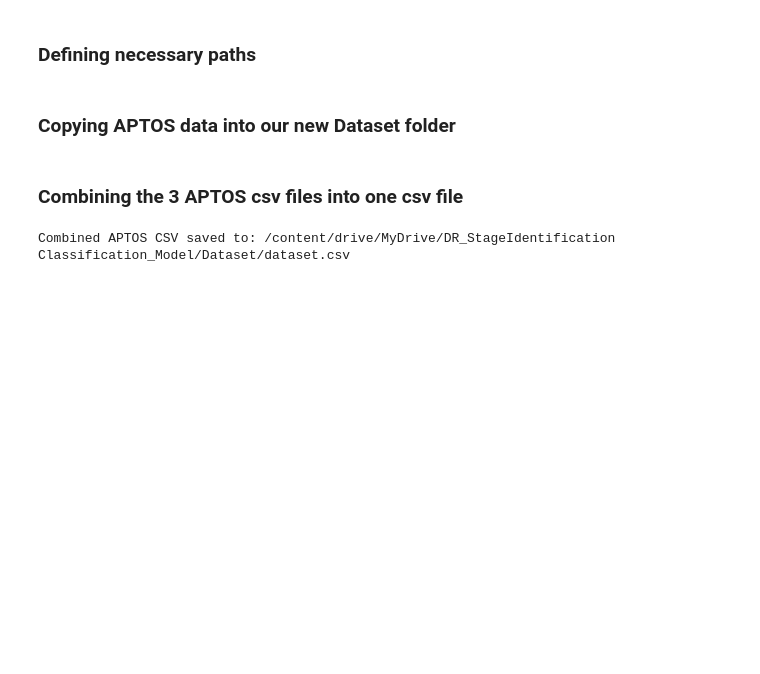
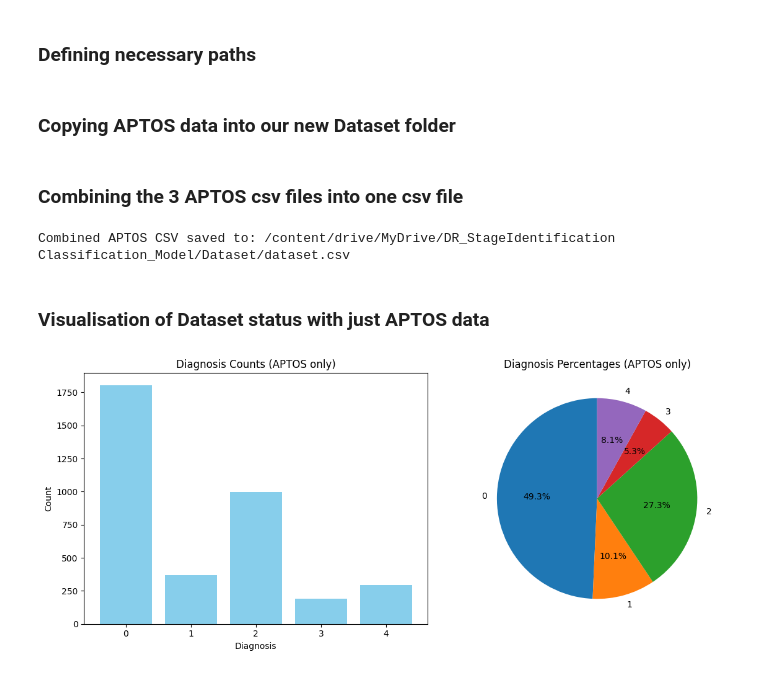
Before and after one commit to Romal27/DSGP-24-Retina94, a Jupyter notebook: DatasetPreparation.ipynb, the cells around one changed output. Saved outputs shown, nothing was run; the diff lists cells and outputs as text; code cells hidden in the pictures; blank space fills up the shorter version.

Commit message:
Visualisation of Dataset status with only APTOS data

```diff
--- a/DatasetPreparation.ipynb
+++ b/DatasetPreparation.ipynb
@@ -13,10 +14,14 @@ Mounted at /content/drive
 # %% [markdown]
 ### Defining necessary paths
 # %%
-# Target "Dataset" folder to create
-dataset_folder = '/content/drive/MyDrive/DR_StageIdentification Classification_Model/Dataset'
-if not os.path.exists(dataset_folder):
-    os.makedirs(dataset_folder)
+# Define the folder to store images
+images_folder = '/content/drive/MyDrive/DR_StageIdentification Classification_Model/Dataset/Dataset'
+if not os.path.exists(images_folder):
+    os.makedirs(images_folder)
+
+# Define the folder for the CSV file
+csv_folder = '/content/drive/MyDrive/DR_StageIdentification Classification_Model/Dataset'
+dataset_csv_path = os.path.join(csv_folder, 'dataset.csv')
 
 # APTOS image directories
 aptos_train_images = '/content/drive/MyDrive/DR-stage-identification/APTOS_dataset/train_images/train_images'
@@ -28,7 +33,7 @@ aptos_train_csv = '/content/drive/MyDrive/DR-stage-identification/APTOS_dataset/
 aptos_test_csv = '/content/drive/MyDrive/DR-stage-identification/APTOS_dataset/test.csv'
 aptos_valid_csv = '/content/drive/MyDrive/DR-stage-identification/APTOS_dataset/valid.csv'
 
-# DDR image directory and CSV (assumed to also use "id_code" and "diagnosis")
+# DDR image directory and CSV
 DDR_images = '/content/drive/MyDrive/DR-stage-identification/DDR_dataset/DDR_dataset_extracted'
 DDR_csv = '/content/drive/MyDrive/DR-stage-identification/DDR_dataset/DDR_dataset_extracted/extracted_DDR.csv'
 # %% [markdown]
@@ -48,12 +53,31 @@ df_valid = pd.read_csv(aptos_valid_csv)
 # Combine them into one DataFrame
 df_aptos = pd.concat([df_train, df_test, df_valid], ignore_index=True)
 
-# Generate full file paths for each image based on id_code
-df_aptos['filepath'] = df_aptos['id_code'].apply(lambda x: os.path.join(dataset_folder, f"{x}.png"))
+# Generate full file paths for each image based on id_code in the new images_folder
+df_aptos['filepath'] = df_aptos['id_code'].apply(lambda x: os.path.join(images_folder, f"{x}.png"))
 
 # Save the initial combined CSV
-dataset_csv_path = os.path.join(dataset_folder, 'dataset.csv')
 df_aptos.to_csv(dataset_csv_path, index=False)
 print(f"Combined APTOS CSV saved to: {dataset_csv_path}")
 # %% [output]
 Combined APTOS CSV saved to: /content/drive/MyDrive/DR_StageIdentification Classification_Model/Dataset/dataset.csv
+# %% [markdown]
+### Visualisation of Dataset status with just APTOS data
+# %%
+diagnosis_counts = df_aptos['diagnosis'].value_counts().sort_index()
+plt.figure(figsize=(12, 5))
+
+plt.subplot(1, 2, 1)
+plt.bar(diagnosis_counts.index.astype(str), diagnosis_counts.values, color='skyblue')
+plt.title('Diagnosis Counts (APTOS only)')
+plt.xlabel('Diagnosis')
+plt.ylabel('Count')
+
+plt.subplot(1, 2, 2)
+plt.pie(diagnosis_counts.values, labels=diagnosis_counts.index.astype(str),
+        autopct='%1.1f%%', startangle=90)
+plt.title('Diagnosis Percentages (APTOS only)')
+plt.tight_layout()
+plt.show()
+# %% [output]
+[figure, added]
```
Also changed, not shown: parts of 2 cells of this notebook.
